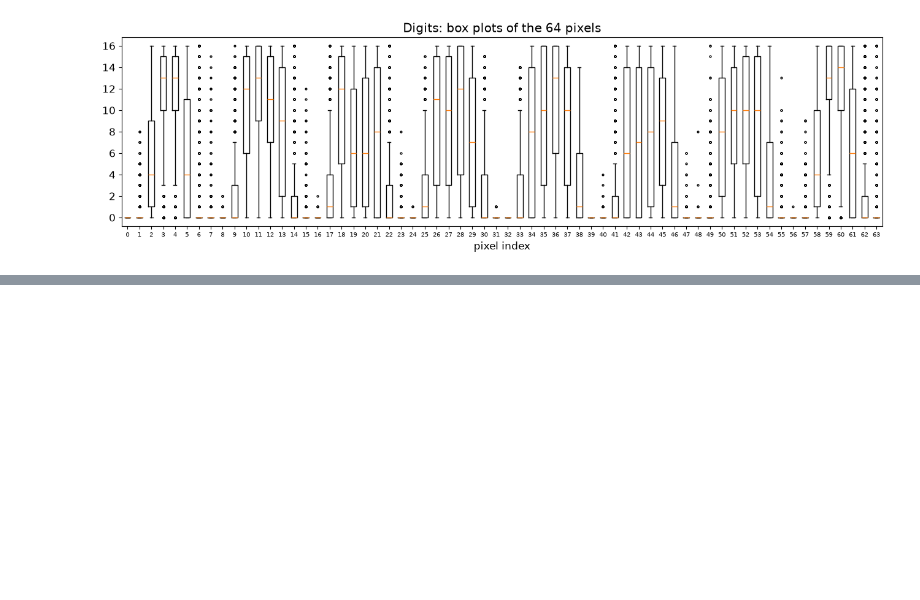
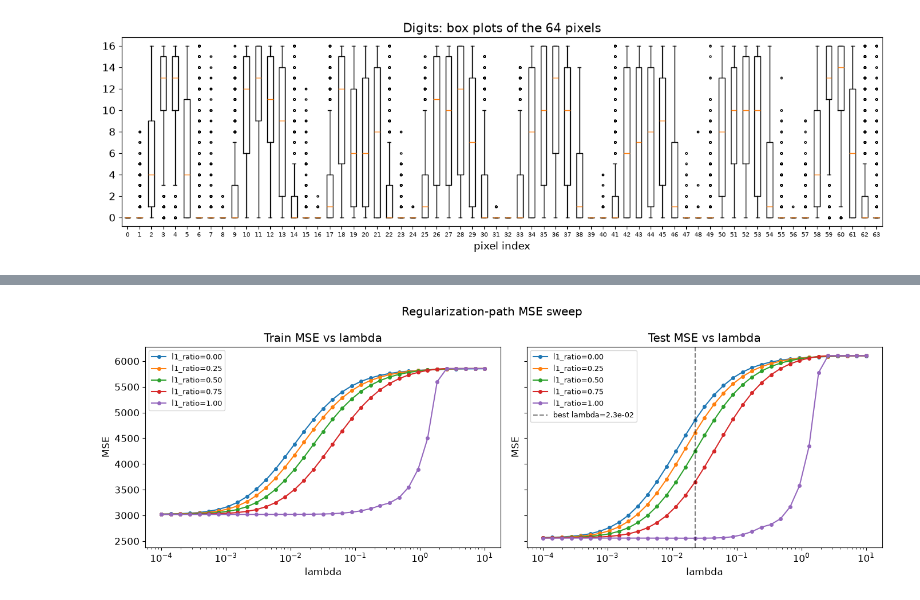
Before and after one commit to jackmcdonald-byte/ecse551-machine-learning-a1, a Jupyter notebook: submission/Charron-Boyle_Jamalshirpanjeh_Ku_McDonald_Assignment1.ipynb, the cells around one changed output, grey strips where cells are left out. Saved outputs shown, nothing was run; the diff lists cells and outputs as text; code cells hidden in the pictures; blank space fills up the shorter version.

```diff
--- a/submission/Charron-Boyle_Jamalshirpanjeh_Ku_McDonald_Assignment1.ipynb
+++ b/submission/Charron-Boyle_Jamalshirpanjeh_Ku_McDonald_Assignment1.ipynb
@@ -246,0 +367,20 @@ class ElasticNetRegression:
+# %%
+fig, axes = plt.subplots(1, 2, figsize=(14, 5), sharey=True)
+for i, r in enumerate(l1_ratios):
+    axes[0].semilogx(lambdas, train_mse[i], marker="o", ms=4, label=f"l1_ratio={r:.2f}")
+    axes[1].semilogx(lambdas, test_mse[i], marker="o", ms=4, label=f"l1_ratio={r:.2f}")
+
+axes[0].set_title("Train MSE vs lambda")
+axes[1].set_title("Test MSE vs lambda")
+axes[1].axvline(lambdas[best_j], color="k", linestyle="--", alpha=0.5,
+                label=f"best lambda={lambdas[best_j]:.1e}")
+for ax in axes:
+    ax.set_xlabel("lambda")
+    ax.set_ylabel("MSE")
+    ax.legend(fontsize=9)
+fig.suptitle("Regularization-path MSE sweep")
+fig.tight_layout()
+fig.savefig(FIG_DIR / "regpath_mse.png", dpi=150, bbox_inches="tight")
+plt.show()
+# %% [output]
+[figure, added]
```
Also changed, not shown: parts of 15 cells of this notebook, 1 other file.
